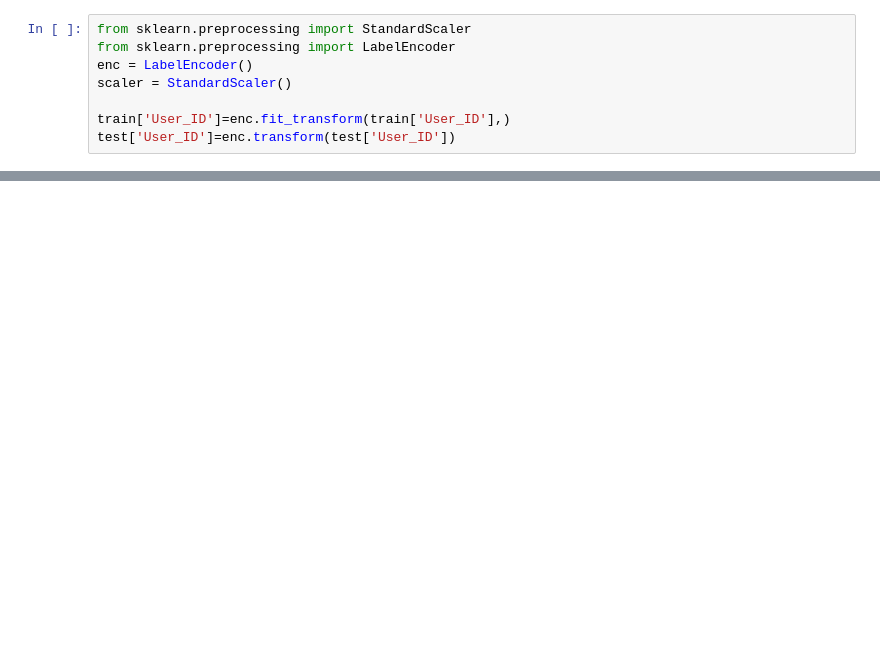
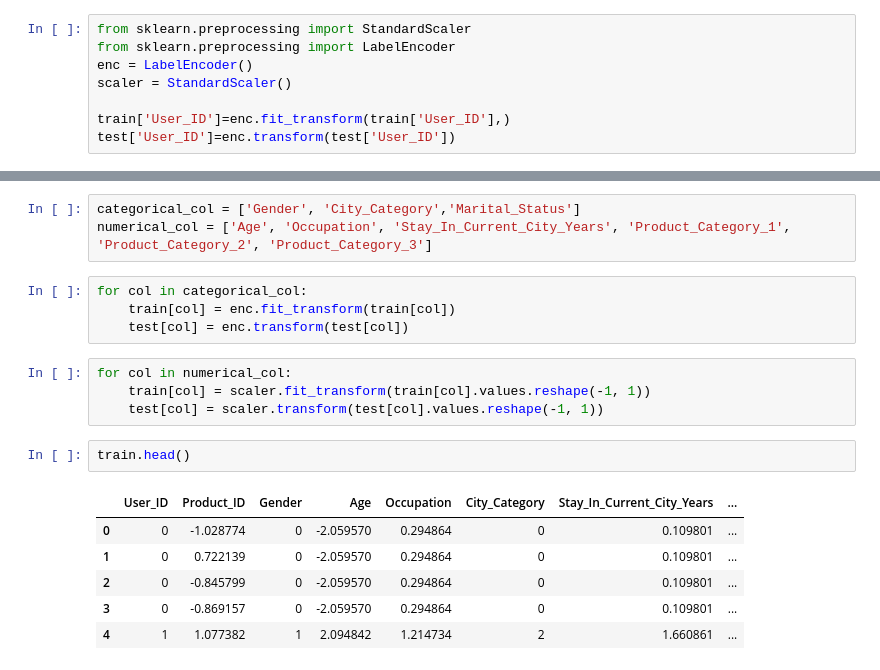
Before and after one commit to Nikhil-V98/Analyticsvidhya, a Jupyter notebook: Black_friday/Black_friday_sales.ipynb, the cells around one changed output, grey strips where cells are left out. Cells and saved outputs as stored; diff of their text form; blank space fills up the shorter version.

```diff
--- a/Black_friday/Black_friday_sales.ipynb
+++ b/Black_friday/Black_friday_sales.ipynb
@@ -209,0 +246,20 @@ AttributeError: Can only use .str accessor with string values!
+# %%
+categorical_col = ['Gender', 'City_Category','Marital_Status']
+numerical_col = ['Age', 'Occupation', 'Stay_In_Current_City_Years', 'Product_Category_1', 'Product_Category_2', 'Product_Category_3']
+# %%
+for col in categorical_col:
+    train[col] = enc.fit_transform(train[col])
+    test[col] = enc.transform(test[col])
+# %%
+for col in numerical_col:
+    train[col] = scaler.fit_transform(train[col].values.reshape(-1, 1))
+    test[col] = scaler.transform(test[col].values.reshape(-1, 1))
+# %%
+train.head()
+# %% [output]
+|  | User_ID | Product_ID | Gender | Age | Occupation | City_Category | Stay_In_Current_City_Years | ... |
+| 0 | 0 | -1.028774 | 0 | -2.059570 | 0.294864 | 0 | 0.109801 | ... |
+| 1 | 0 | 0.722139 | 0 | -2.059570 | 0.294864 | 0 | 0.109801 | ... |
+| 2 | 0 | -0.845799 | 0 | -2.059570 | 0.294864 | 0 | 0.109801 | ... |
+| 3 | 0 | -0.869157 | 0 | -2.059570 | 0.294864 | 0 | 0.109801 | ... |
+| 4 | 1 | 1.077382 | 1 | 2.094842 | 1.214734 | 2 | 1.660861 | ... |
```
Also changed, not shown: parts of 18 cells of this notebook.
